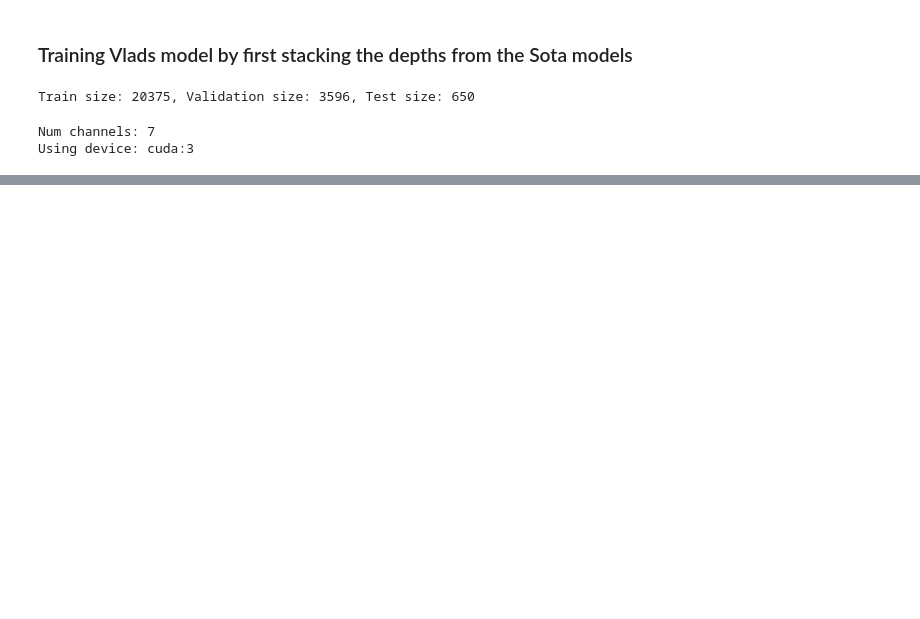
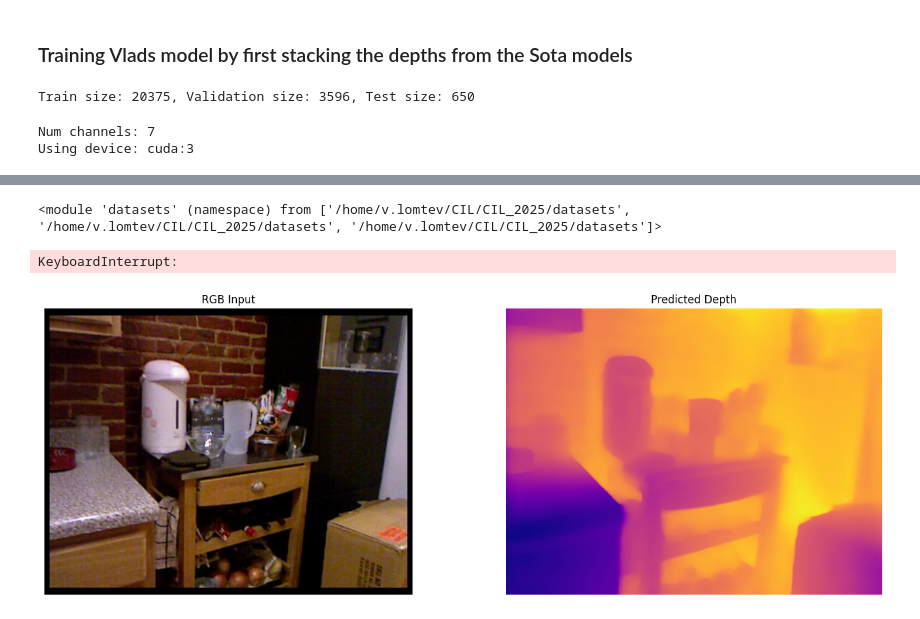
Before and after one commit to Irautak/CIL_2025, a Jupyter notebook: notebooks/train_extended_unet.ipynb, the cells around one changed output, grey strips where cells are left out. Cells and saved outputs as stored; diff of their text form; code cells hidden in the pictures; blank space fills up the shorter version.

```diff
--- a/notebooks/train_extended_unet.ipynb
+++ b/notebooks/train_extended_unet.ipynb
@@ -93,6 +96,6 @@ Using device: cuda:3
 # %%
 # Wandb logging
-exp_name = "extended_unet_sota_depths"
+exp_name = "extended_unet_sota_depths_nopretrain"
 
 print("Starting training...")
 with wandb.init(project="MonocularDepthEstimation",  #CIL
@@ -123,0 +133,23 @@ Epoch 3/50
+# %%
+import datasets
+importlib.reload(datasets)
+# %% [output]
+<module 'datasets' (namespace) from ['/home/v.lomtev/CIL/CIL_2025/datasets', '/home/v.lomtev/CIL/CIL_2025/datasets', '/home/v.lomtev/CIL/CIL_2025/datasets']>
+# %%
+
+test_dataset = datasets.combination_depth_dataset.CombDepthDataset(
+    data_dir=os.path.join(config.dataset_path, 'test/test'),
+    depths_dir=os.path.join(config.depth_maps_path, 'test'),
+    list_file=os.path.join(config.dataset_path, 'test_list.txt'),
+    transform=config.padded_transform,
+    has_gt=False,
+    depth_model_names=config.depth_model_names,
+    uncertainty_dir=None,
+    use_uncertainty=None)  # Test set has no ground truth
+test_loader = DataLoader(
+    test_dataset,
+    batch_size=config.val_bs,
+    shuffle=False,
+    num_workers=config.num_workers,
+    pin_memory=True
+)
@@ -123,0 +161,8 @@ Epoch 3/50
+# %%
+
+importlib.reload(tu)
+tu.visualize_test_predictions(model, test_loader, config.device,
+                              exp_path=os.path.join(config.dataset_path, exp_name), is_exntended_model=True)
+# %% [output]
+KeyboardInterrupt:
+[figure, added]
```
Also changed, not shown: parts of 4 cells of this notebook, 4 other files.
